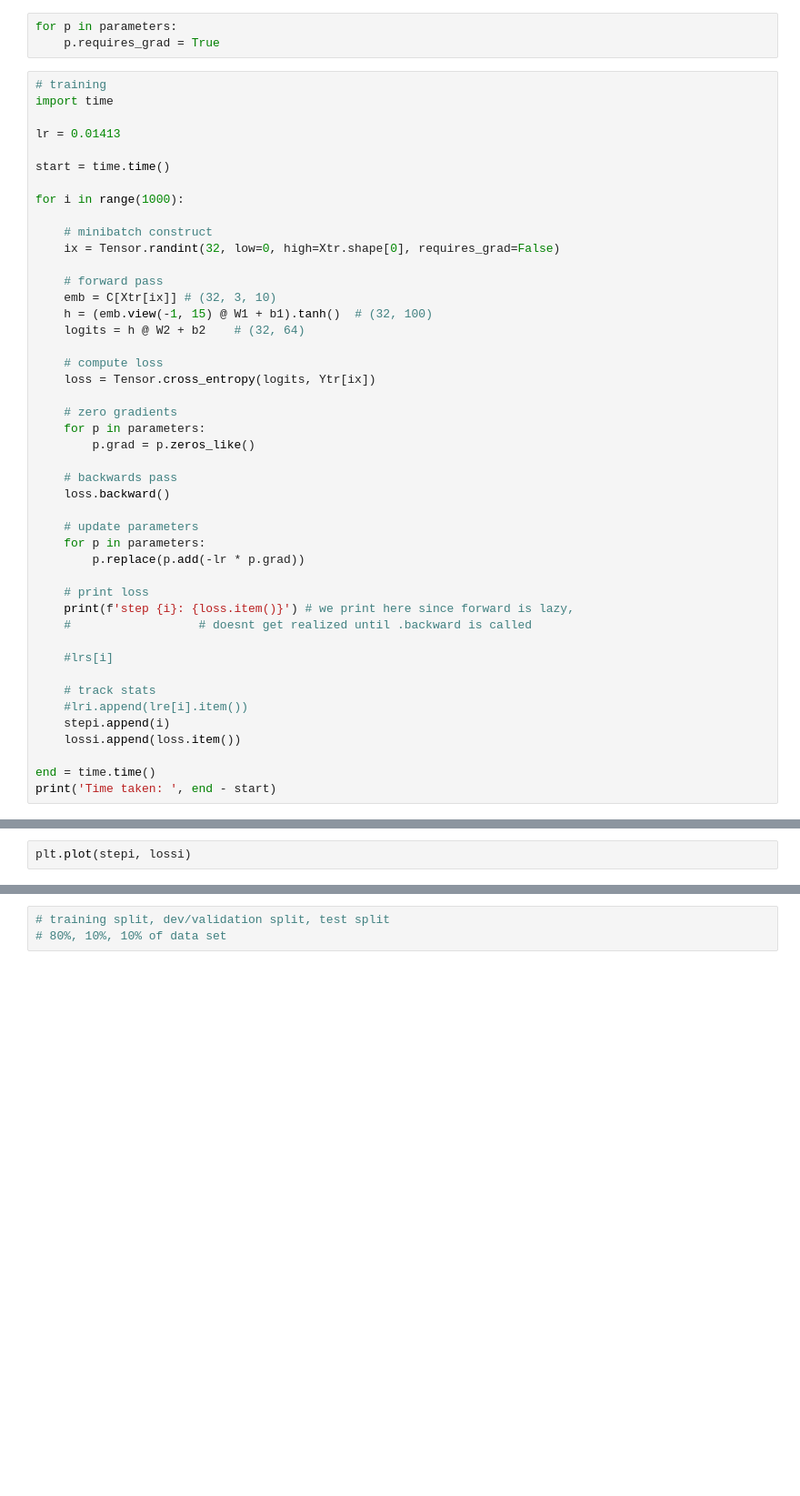
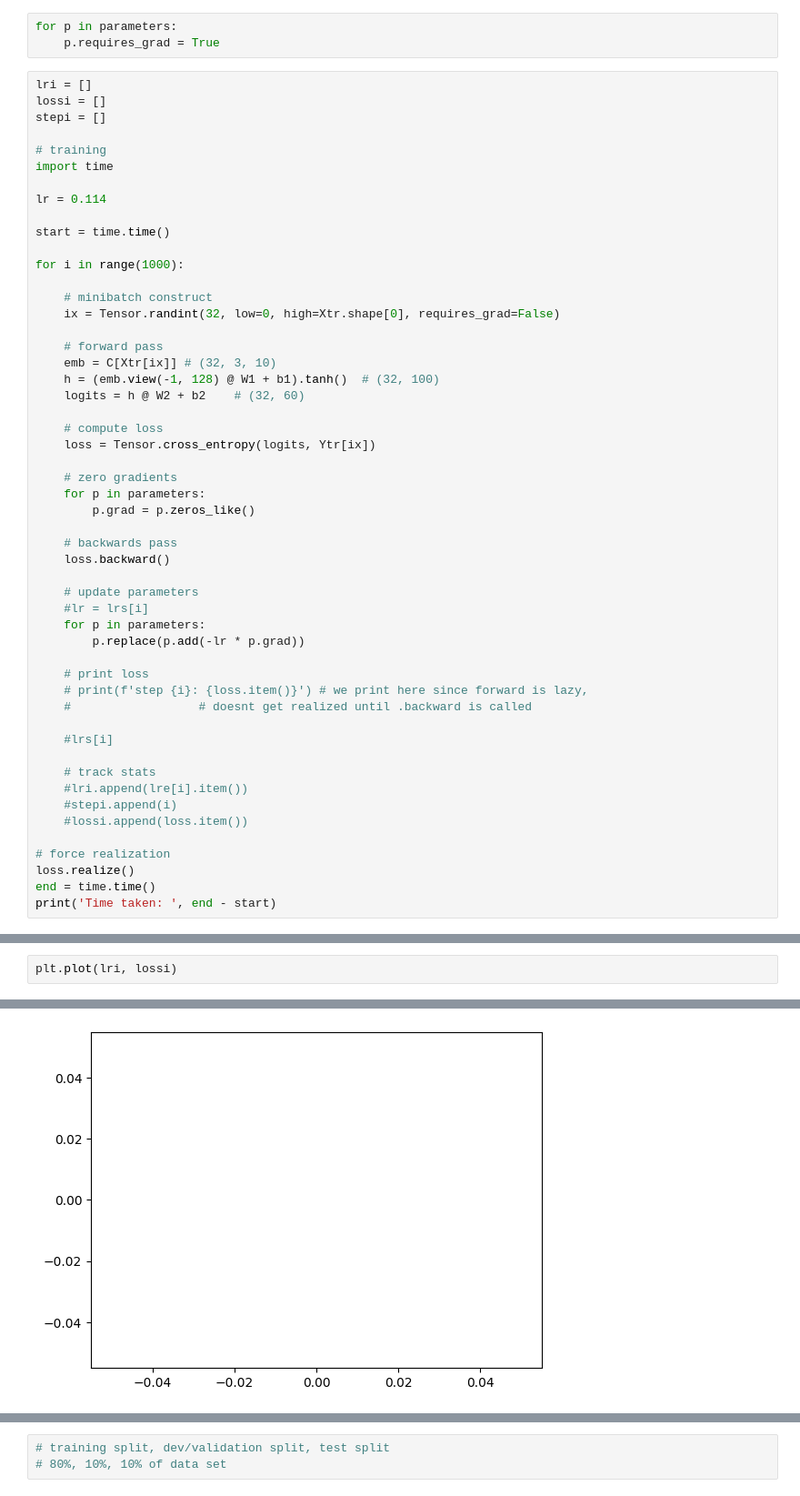
Before and after one commit to GangstersPairOfDice/zero-to-hero, a Jupyter notebook: makemore_mlp.ipynb, the cells around one changed output, grey strips where cells are left out. Shown: that part at 91% size. Drawn from its saved outputs; the diff is of its cells as text; blank space fills up the shorter version.

```diff
--- a/makemore_mlp.ipynb
+++ b/makemore_mlp.ipynb
@@ -152,10 +183,14 @@ stepi = []
 for p in parameters:
     p.requires_grad = True
 # %%
+lri = []
+lossi = []
+stepi = []
+
 # training
 import time
 
-lr = 0.01413
+lr = 0.114
 
 start = time.time()
 
@@ -166,8 +201,8 @@ for i in range(1000):
 
     # forward pass
     emb = C[Xtr[ix]] # (32, 3, 10)
-    h = (emb.view(-1, 15) @ W1 + b1).tanh()  # (32, 100)
-    logits = h @ W2 + b2    # (32, 64)
+    h = (emb.view(-1, 128) @ W1 + b1).tanh()  # (32, 100)
+    logits = h @ W2 + b2    # (32, 60)
 
     # compute loss
     loss = Tensor.cross_entropy(logits, Ytr[ix])
@@ -180,19 +215,22 @@ for i in range(1000):
     loss.backward()
 
     # update parameters
+    #lr = lrs[i]
     for p in parameters:
         p.replace(p.add(-lr * p.grad))
 
     # print loss
-    print(f'step {i}: {loss.item()}') # we print here since forward is lazy,
+    # print(f'step {i}: {loss.item()}') # we print here since forward is lazy,
     #                  # doesnt get realized until .backward is called
 
     #lrs[i]
 
     # track stats
     #lri.append(lre[i].item())
-    stepi.append(i)
-    lossi.append(loss.item())
+    #stepi.append(i)
+    #lossi.append(loss.item())
 
+# force realization
+loss.realize()
 end = time.time()
 print('Time taken: ', end - start)
@@ -199,2 +239,3 @@ print('Time taken: ', end - start)
 # %%
-plt.plot(stepi, lossi)
+plt.plot(lri, lossi)
+# %% [output]
@@ -201,3 +243,4 @@ plt.plot(stepi, lossi)
+[figure, added]
 # %%
 # loss over training set
 
```
Also changed, not shown: parts of 24 cells of this notebook.
